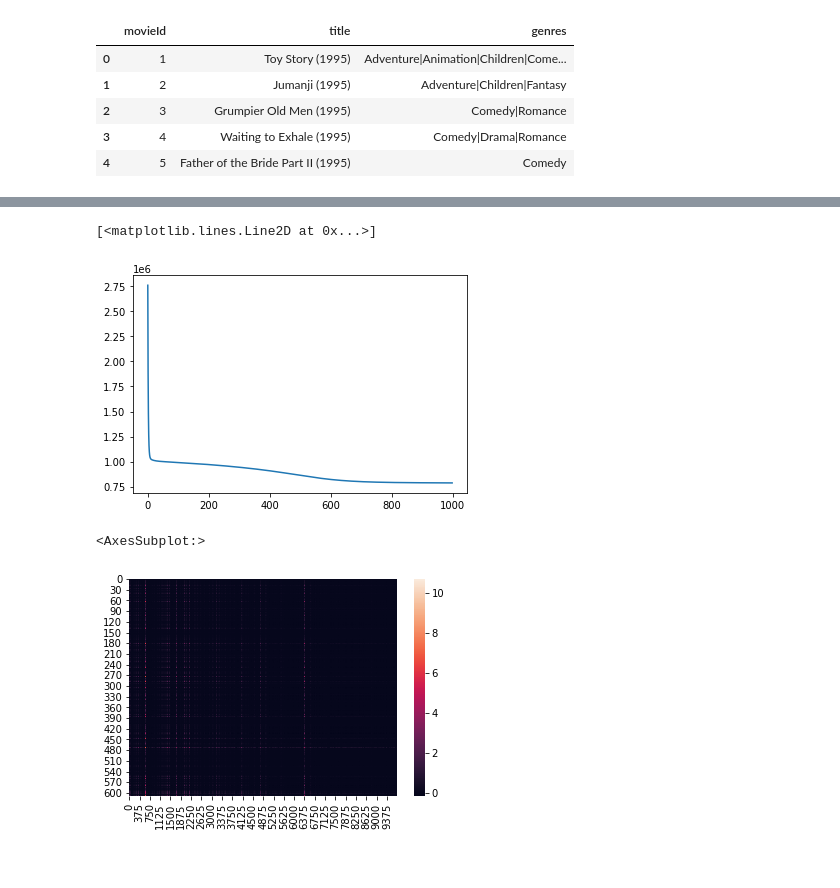
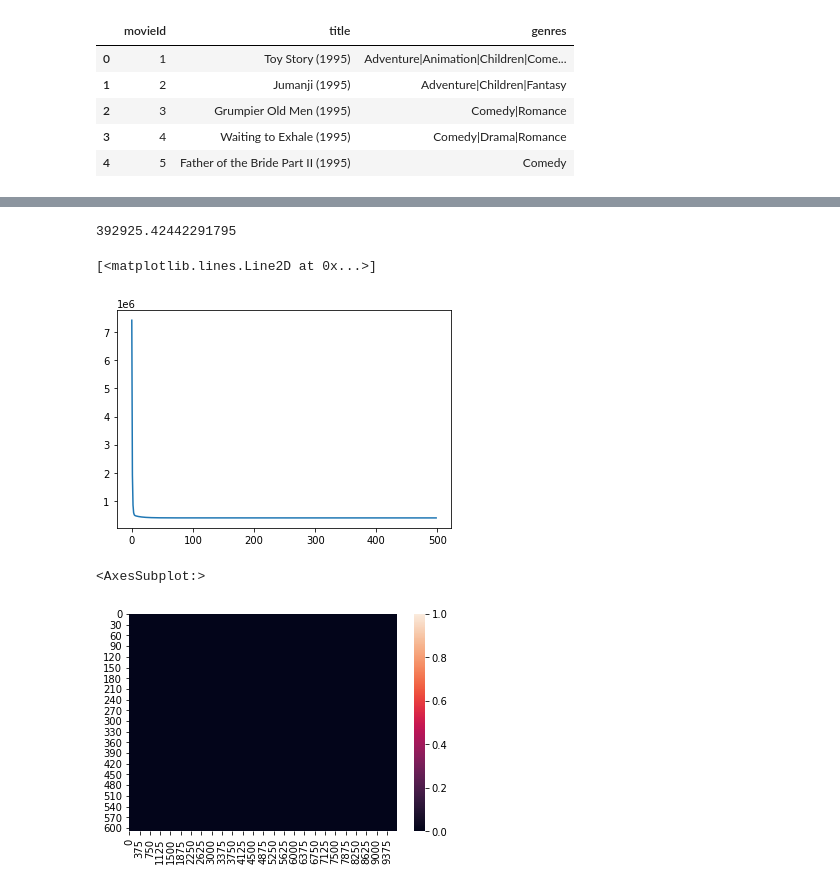
Before and after one commit to ljibajap/ECE196_ML, a Jupyter notebook: main.ipynb, the cells around one changed output, grey strips where cells are left out. Drawn from its saved outputs; the diff is of its cells as text; code cells hidden in the pictures.

```diff
--- a/main.ipynb
+++ b/main.ipynb
@@ -88,11 +167,7 @@ V <- V + alpha E'U
 
 where E = F - UV' is the residual matrix
 '''
-
-def calc_loss(E):
-    return np.linalg.norm(E, ord='fro')**2
-
-def gradient_descent(F, alpha, K=50, d=2):
+def gradient_descent(F, alpha=0.0005, K=50, d=2):
     m = F.shape[0] # Number of users in feedback matrix
     n = F.shape[1] # Number of items in feedback matrix
     U = np.random.rand(m, d)
@@ -111,6 +186,14 @@ def gradient_descent(F, alpha, K=50, d=2):
         V_new = V + (alpha * (E.T @ U))
         U = U_new
         V = V_new
-#         print(iter_cost)
 
     return (U, V, cost)
+
+'''
+Wrapper that takes in feedback matrix data as a
+list of 3-tuples (row, col, rating). Written to
+help with cross validation
+'''
+def train(S, list_userId, list_movieId, alpha, K, d):
+    F_train = build_feedback_matrix(S, list_userId, list_movieId)
+    return (F_train, gradient_descent(F_train, alpha, K, d))
@@ -117,4 +251,2 @@ def gradient_descent(F, alpha, K=50, d=2):
 # %%
-U, V, cost = gradient_descent(feedback_matrix, .00005, 10000, 2)
-
-cost
+U, V, cost = gradient_descent(F_train, .00005, 500, 4)
@@ -139,14 +253,18 @@ cost
+# %%
+min(cost)
+# %% [output]
+392925.42442291795
 # %%
 plt.plot(cost)
 # %% [output]
 [<matplotlib.lines.Line2D at 0x...>]
-[figure, old version]
+[figure, new version]
 # %%
 F_approx = U@V.T
-sns.heatmap(F_approx)
+sns.heatmap(np.round(F_approx))
 # %% [output]
 <AxesSubplot:>
-[figure, old version]
+[figure, new version]
 # %%
 def compare(F, F_approx, row, col):
     return_str = 'F_({i},{j}): {f}\tUV\'_({i},{j}): {fhat}\n'.format(i=row,j=col,f=F[row,col],fhat=F_approx[row,col])
```
Also changed, not shown: parts of 24 cells of this notebook.
